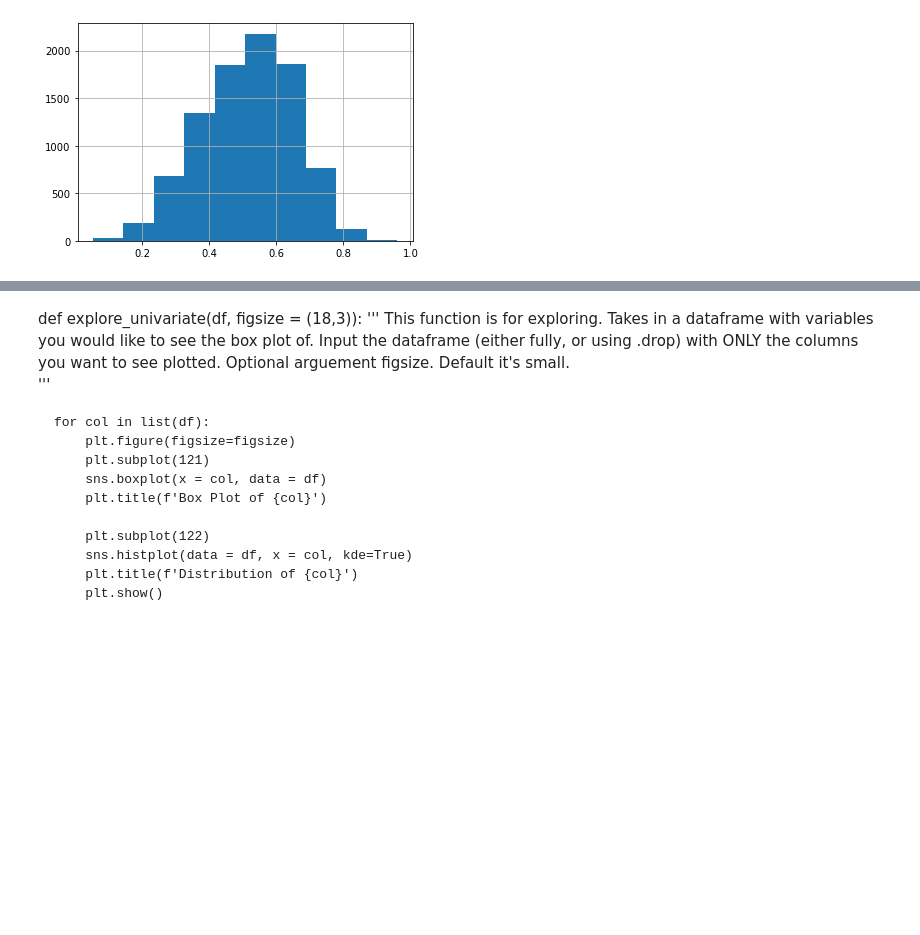
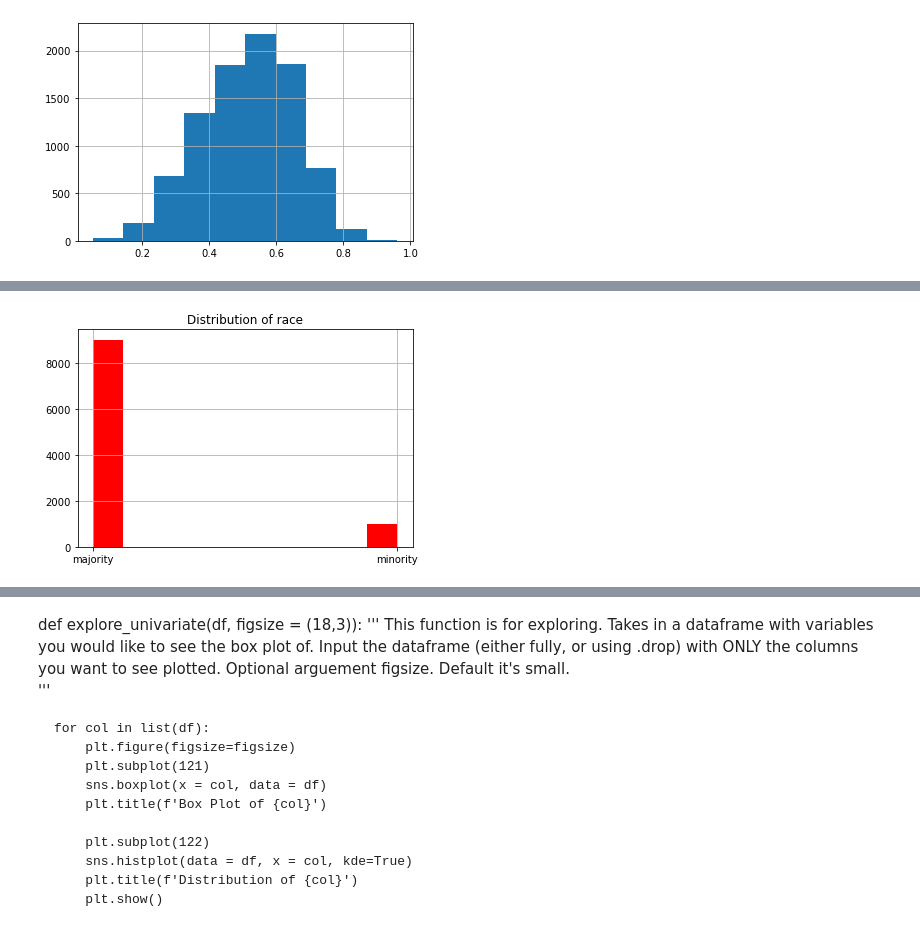
Before and after one commit to DBerchelmann/insurance_classification, a Jupyter notebook: sandbox.ipynb, the cells around one changed output, grey strips where cells are left out. Cells and saved outputs as stored; diff of their text form; code cells hidden in the pictures; blank space fills up the shorter version.

```diff
--- a/sandbox.ipynb
+++ b/sandbox.ipynb
@@ -113,0 +130,8 @@ df.credit_score.hist()
+# %%
+
+df['race'].hist(color='red', figsize=(6,4))
+
+plt.title('Distribution of race')
+plt.show()
+# %% [output]
+[figure, added]
```
Also changed, not shown: parts of 5 cells of this notebook.
